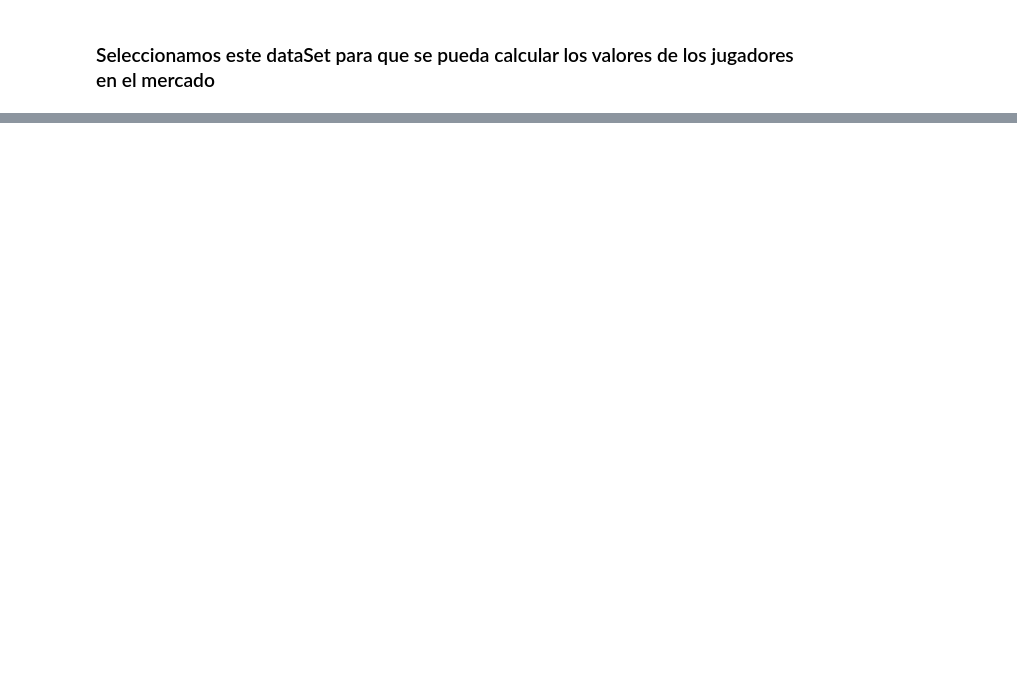
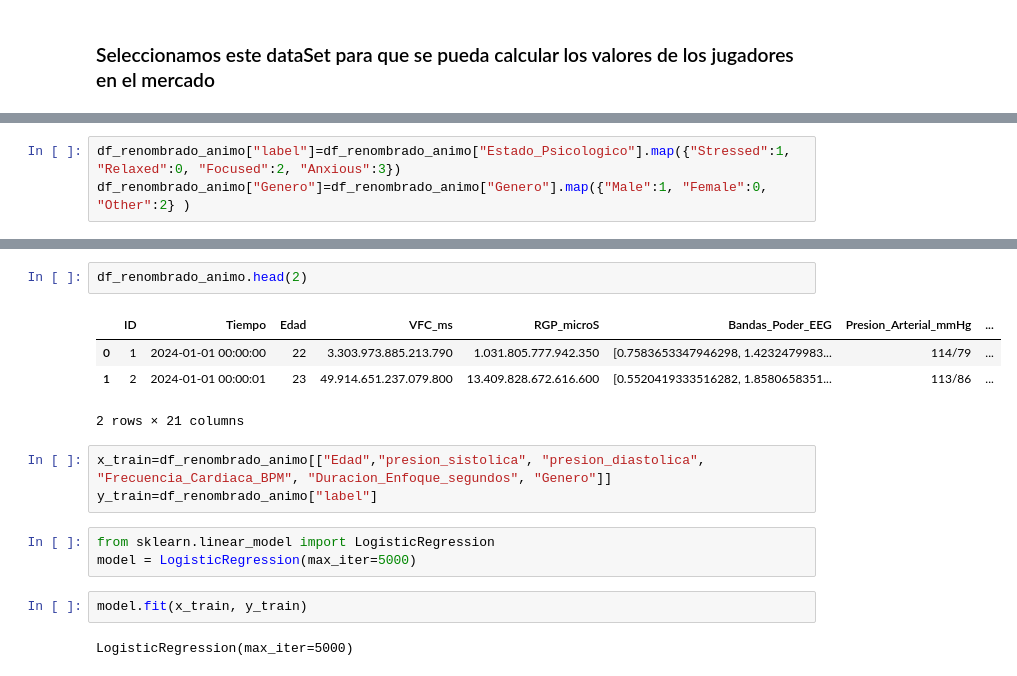
Before and after one commit to Emiliojoa/tlp3-Tp-Final, a Jupyter notebook: main.ipynb, the cells around one changed output, grey strips where cells are left out. Cells and saved outputs as stored; diff of their text form; blank space fills up the shorter version.

Commit message:
build: :ambulance: entrenamiento del modelo sobre los sentimientos

```diff
--- a/main.ipynb
+++ b/main.ipynb
@@ -12,0 +50,3 @@ df.tail(2)
+# %%
+df_renombrado_animo["label"]=df_renombrado_animo["Estado_Psicologico"].map({"Stressed":1, "Relaxed":0, "Focused":2, "Anxious":3})
+df_renombrado_animo["Genero"]=df_renombrado_animo["Genero"].map({"Male":1, "Female":0, "Other":2} )
@@ -12,0 +62,17 @@ df.tail(2)
+# %%
+df_renombrado_animo.head(2)
+# %% [output]
+|  | ID | Tiempo | Edad | VFC_ms | RGP_microS | Bandas_Poder_EEG | Presion_Arterial_mmHg | ... |
+| 0 | 1 | 2024-01-01 00:00:00 | 22 | 3.303.973.885.213.790 | 1.031.805.777.942.350 | [0.7583653347946298, 1.4232479983... | 114/79 | ... |
+| 1 | 2 | 2024-01-01 00:00:01 | 23 | 49.914.651.237.079.800 | 13.409.828.672.616.600 | [0.5520419333516282, 1.8580658351... | 113/86 | ... |
+2 rows × 21 columns
+# %%
+x_train=df_renombrado_animo[["Edad","presion_sistolica", "presion_diastolica", "Frecuencia_Cardiaca_BPM", "Duracion_Enfoque_segundos", "Genero"]]
+y_train=df_renombrado_animo["label"]
+# %%
+from sklearn.linear_model import LogisticRegression
+model = LogisticRegression(max_iter=5000)
+# %%
+model.fit(x_train, y_train)
+# %% [output]
+LogisticRegression(max_iter=5000)
```
Also changed, not shown: parts of 7 cells of this notebook, 1 other file.
